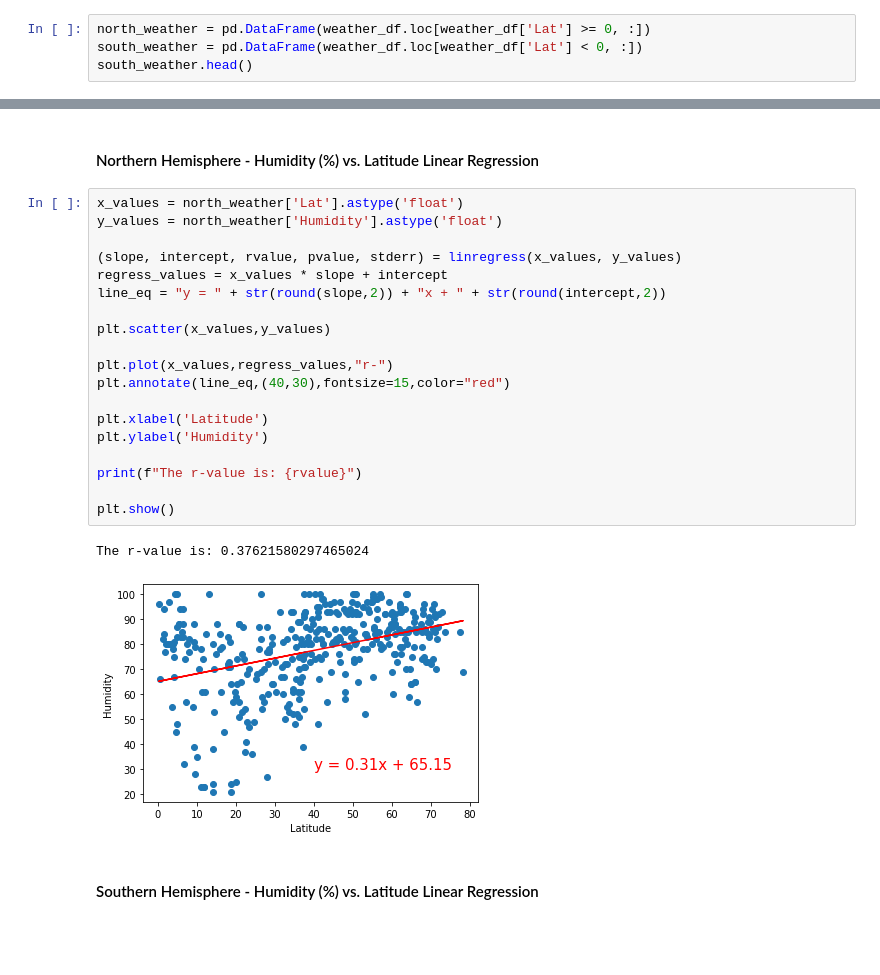
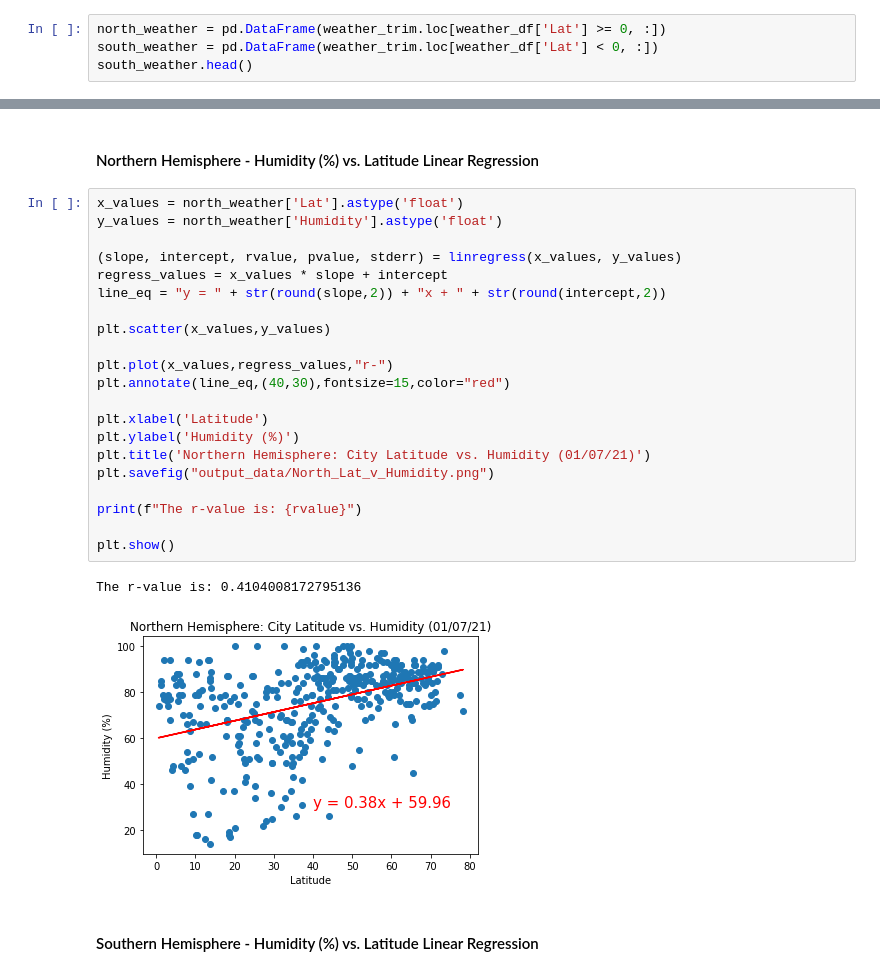
Before and after one commit to andrewbankston/python-api-challenge, a Jupyter notebook: WeatherPy/WeatherPy.ipynb, the cells around one changed output, grey strips where cells are left out. Cells and saved outputs as stored; diff of their text form; blank space fills up the shorter version.

```diff
--- a/WeatherPy/WeatherPy.ipynb
+++ b/WeatherPy/WeatherPy.ipynb
@@ -251,8 +265,8 @@ plt.show()
 # %% [markdown]
 ## Linear Regression
 # %%
-north_weather = pd.DataFrame(weather_df.loc[weather_df['Lat'] >= 0, :])
-south_weather = pd.DataFrame(weather_df.loc[weather_df['Lat'] < 0, :])
+north_weather = pd.DataFrame(weather_trim.loc[weather_df['Lat'] >= 0, :])
+south_weather = pd.DataFrame(weather_trim.loc[weather_df['Lat'] < 0, :])
 south_weather.head()
 # %% [output]
 |  | City | Lat | Lng | Max Temp | Humidity | Cloudiness | Wind Speed | Country | Date |
@@ -314,25 +332,27 @@ The r-value is: 0.5012581113126724
 # %%
 x_values = north_weather['Lat'].astype('float')
 y_values = north_weather['Humidity'].astype('float')
 
 (slope, intercept, rvalue, pvalue, stderr) = linregress(x_values, y_values)
 regress_values = x_values * slope + intercept
 line_eq = "y = " + str(round(slope,2)) + "x + " + str(round(intercept,2))
 
 plt.scatter(x_values,y_values)
 
 plt.plot(x_values,regress_values,"r-")
 plt.annotate(line_eq,(40,30),fontsize=15,color="red")
 
 plt.xlabel('Latitude')
-plt.ylabel('Humidity')
+plt.ylabel('Humidity (%)')
+plt.title('Northern Hemisphere: City Latitude vs. Humidity (01/07/21)')
+plt.savefig("output_data/North_Lat_v_Humidity.png")
 
 print(f"The r-value is: {rvalue}")
 
 plt.show()
 # %% [output]
-The r-value is: 0.37621580297465024
+The r-value is: 0.4104008172795136
-[figure, old version]
+[figure, new version]
 # %% [markdown]
 ####  Southern Hemisphere - Humidity (%) vs. Latitude Linear Regression
 # %%
```
Also changed, not shown: parts of 15 cells of this notebook, 12 other files.
